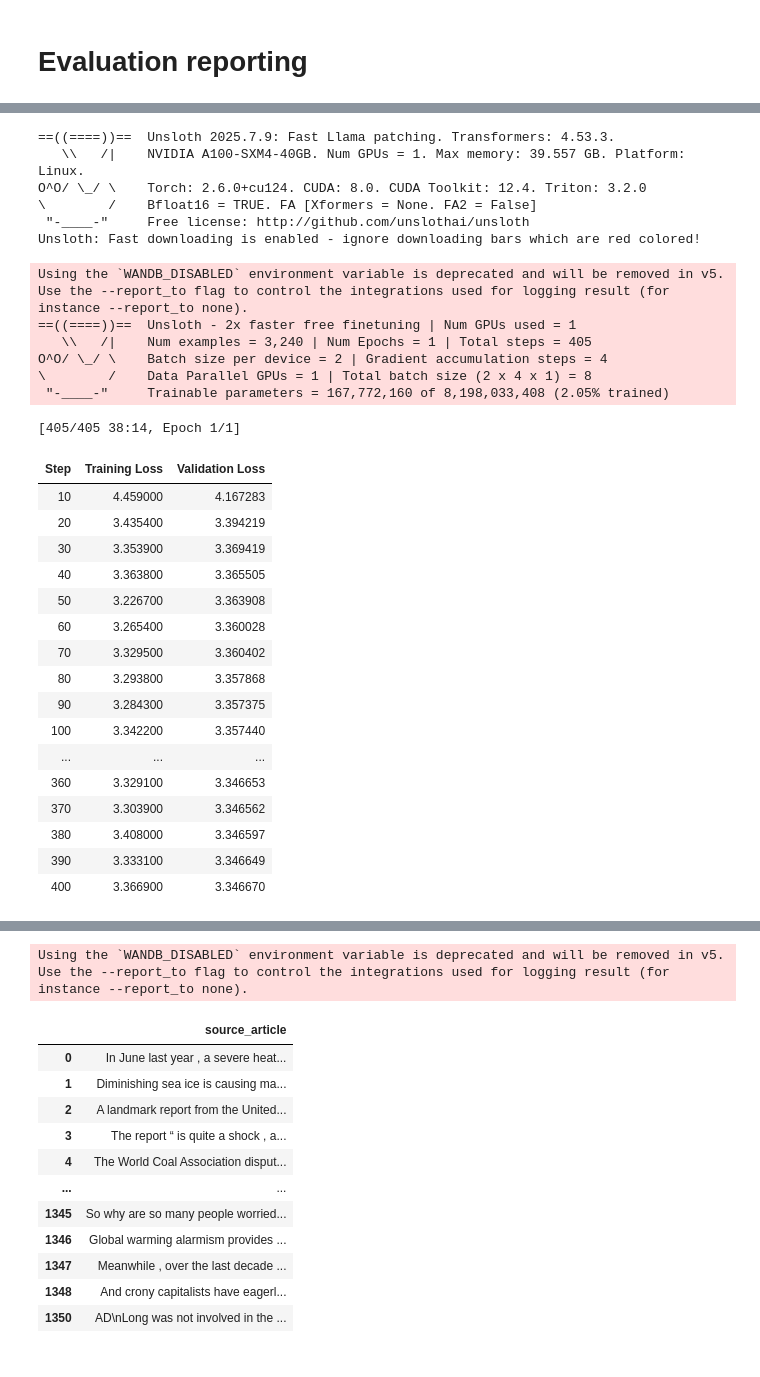
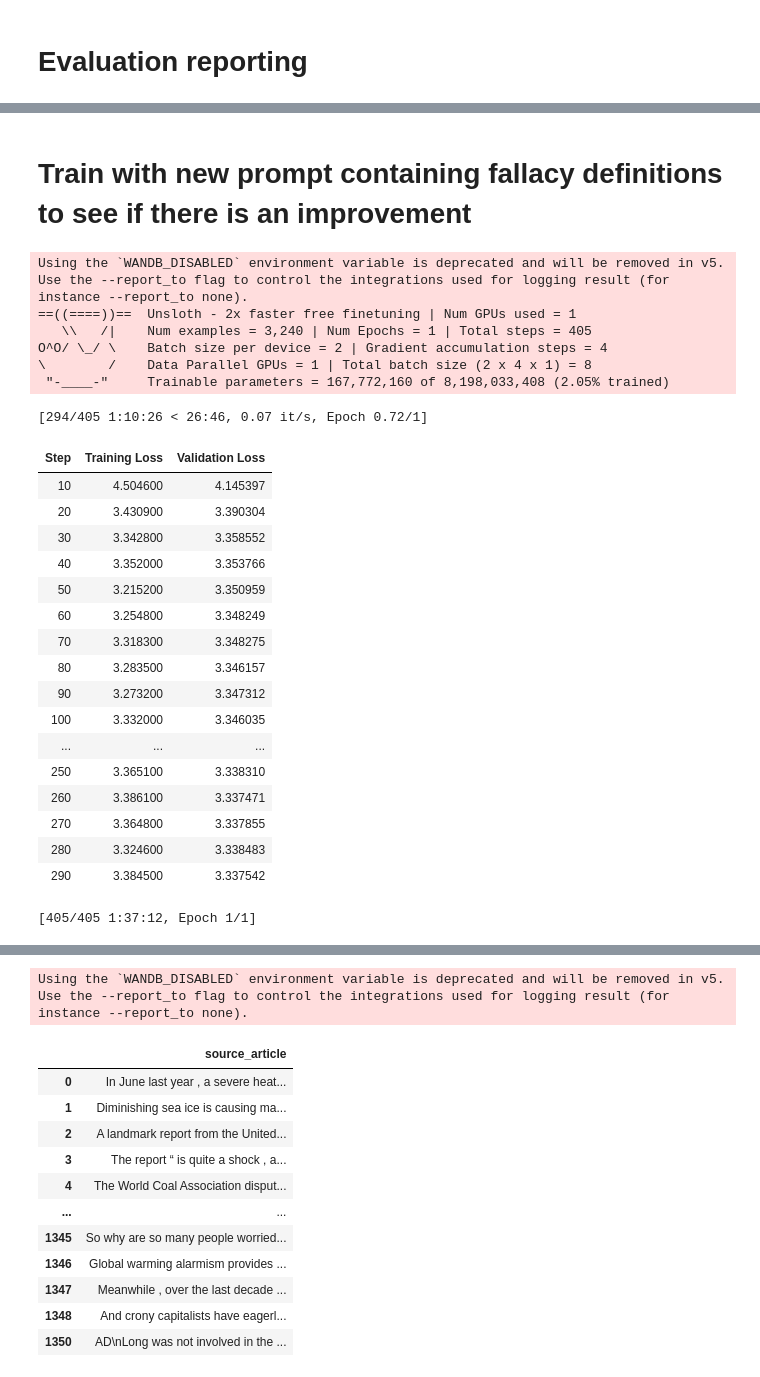
Before and after one commit to aliberkeley/266_summer2025_final_project, a Jupyter notebook: allen_li/model_notebooks/Fine_Tune_llama_3_1_8b_instruct.ipynb, the cells around one changed output, grey strips where cells are left out. Cells and saved outputs as stored; diff of their text form; code cells hidden in the pictures.

Commit message:
Update Fine Tuning Llama notebook

```diff
--- a/allen_li/model_notebooks/Fine_Tune_llama_3_1_8b_instruct.ipynb
+++ b/allen_li/model_notebooks/Fine_Tune_llama_3_1_8b_instruct.ipynb
@@ -396,3 +407,5 @@ del model, tokenizer
+# %% [markdown]
+# Train with new prompt containing fallacy definitions to see if there is an improvement
 # %%
 fallacy_choices = "[ad hominem, ad populum, appeal to emotion, circular reasoning, deductive fallacy, fallacy of credibility, fallacy of extension, fallacy of relevance, false causality, false dilemma, faulty generalization, intentional fallacy]"
 
@@ -439,87 +473,60 @@ tokenized_eval_dataset = eval_dataset_raw.map(
 )
 # %%
-model, tokenizer = FastLanguageModel.from_pretrained(
-    model_name = 'unsloth/Llama-3.1-8B-Instruct-unsloth-bnb-4bit',
-    max_seq_length = max_seq_length,
-    dtype = dtype,
-    load_in_4bit = load_in_4bit,
-    device_map="auto", # Automatically determine device mapping
-)
-
-# Change r and lora_alpha to 64 to capture more expressive updates, lora_dropout to 0.05 to regularize and prevent overfitting
-model = FastLanguageModel.get_peft_model(
-    model,
-    r = 64, # Low-rank dimension, suggested 8, 16, 32, 64, 128
-    target_modules = ["q_proj", "k_proj", "v_proj", "o_proj",
-                      "gate_proj", "up_proj", "down_proj",], # Model parameters approximated through LoRA.
-    lora_alpha = 64, # Numerator for scaling factor for delta(W)
-    lora_dropout = 0.05,
-    bias = "none",
-    use_gradient_checkpointing = "unsloth",
-    random_state = 3407,
-)
-
 trainer = SFTTrainer(
     model = model,
     tokenizer = tokenizer,
     train_dataset = tokenized_train_dataset,
     eval_dataset = tokenized_eval_dataset,
-    dataset_text_field = "text",
     max_seq_length = max_seq_length,
     dataset_num_proc = 2,
     packing = False, # Can make training 5x faster for short sequences.
     args = TrainingArguments(
         per_device_train_batch_size = 2,
         gradient_accumulation_steps = 4,
         warmup_steps = 5,
         num_train_epochs=1,
         learning_rate = 2e-4,
         fp16 = not torch.cuda.is_bf16_supported(),
         bf16 = torch.cuda.is_bf16_supported(),
         logging_steps = 1,
         optim = "adamw_8bit",
         weight_decay = 0.01,
         lr_scheduler_type = "linear",
         seed = 3407,
         output_dir = "outputs",
         eval_strategy="steps", # Add evaluation strategy to compute metrics
         eval_steps=10, # Evaluate every 10 steps
         metric_for_best_model="eval_loss", # Specify the metric to monitor for early stopping
         load_best_model_at_end=True, # Load the best model when training ends
     ),
     callbacks=[EarlyStoppingCallback(early_stopping_patience=5)]
 )
 
 # Start the actual training
 trainer_stats = trainer.train()
 # %% [output]
-==((====))==  Unsloth 2025.7.9: Fast Llama patching. Transformers: 4.53.3.
-   \\   /|    NVIDIA A100-SXM4-40GB. Num GPUs = 1. Max memory: 39.557 GB. Platform: Linux.
-O^O/ \_/ \    Torch: 2.6.0+cu124. CUDA: 8.0. CUDA Toolkit: 12.4. Triton: 3.2.0
-\        /    Bfloat16 = TRUE. FA [Xformers = None. FA2 = False]
- "-____-"     Free license: http://github.com/unslothai/unsloth
-Unsloth: Fast downloading is enabled - ignore downloading bars which are red colored!
+Using the `WANDB_DISABLED` environment variable is deprecated and will be removed in v5. Use the --report_to flag to control the integrations used for logging result (for instance --report_to none).
+==((====))==  Unsloth - 2x faster free finetuning | Num GPUs used = 1
+   \\   /|    Num examples = 3,240 | Num Epochs = 1 | Total steps = 405
+O^O/ \_/ \    Batch size per device = 2 | Gradient accumulation steps = 4
+\        /    Data Parallel GPUs = 1 | Total batch size (2 x 4 x 1) = 8
+ "-____-"     Trainable parameters = 167,772,160 of 8,198,033,408 (2.05% trained)
-Using the `WANDB_DISABLED` environment variable is deprecated and will be removed in v5. Use the --report_to flag to control the integrations used for logging result (for instance --report_to none).
-==((====))==  Unsloth - 2x faster free finetuning | Num GPUs used = 1
-   \\   /|    Num examples = 3,240 | Num Epochs = 1 | Total steps = 405
-O^O/ \_/ \    Batch size per device = 2 | Gradient accumulation steps = 4
-\        /    Data Parallel GPUs = 1 | Total batch size (2 x 4 x 1) = 8
- "-____-"     Trainable parameters = 167,772,160 of 8,198,033,408 (2.05% trained)
+[294/405 1:10:26 < 26:46, 0.07 it/s, Epoch 0.72/1]
+| Step | Training Loss | Validation Loss |
+| 10 | 4.504600 | 4.145397 |
+| 20 | 3.430900 | 3.390304 |
+| 30 | 3.342800 | 3.358552 |
+| 40 | 3.352000 | 3.353766 |
+| 50 | 3.215200 | 3.350959 |
+| 60 | 3.254800 | 3.348249 |
+| 70 | 3.318300 | 3.348275 |
+| 80 | 3.283500 | 3.346157 |
+| 90 | 3.273200 | 3.347312 |
+| 100 | 3.332000 | 3.346035 |
+| ... | ... | ... |
+| 250 | 3.365100 | 3.338310 |
+| 260 | 3.386100 | 3.337471 |
+| 270 | 3.364800 | 3.337855 |
+| 280 | 3.324600 | 3.338483 |
+| 290 | 3.384500 | 3.337542 |
-[405/405 38:14, Epoch 1/1]
+[405/405 1:37:12, Epoch 1/1]
-| Step | Training Loss | Validation Loss |
-| 10 | 4.459000 | 4.167283 |
-| 20 | 3.435400 | 3.394219 |
-| 30 | 3.353900 | 3.369419 |
-| 40 | 3.363800 | 3.365505 |
-| 50 | 3.226700 | 3.363908 |
-| 60 | 3.265400 | 3.360028 |
-| 70 | 3.329500 | 3.360402 |
-| 80 | 3.293800 | 3.357868 |
-| 90 | 3.284300 | 3.357375 |
-| 100 | 3.342200 | 3.357440 |
-| ... | ... | ... |
-| 360 | 3.329100 | 3.346653 |
-| 370 | 3.303900 | 3.346562 |
-| 380 | 3.408000 | 3.346597 |
-| 390 | 3.333100 | 3.346649 |
-| 400 | 3.366900 | 3.346670 |
```
Also changed, not shown: parts of 43 cells of this notebook.
